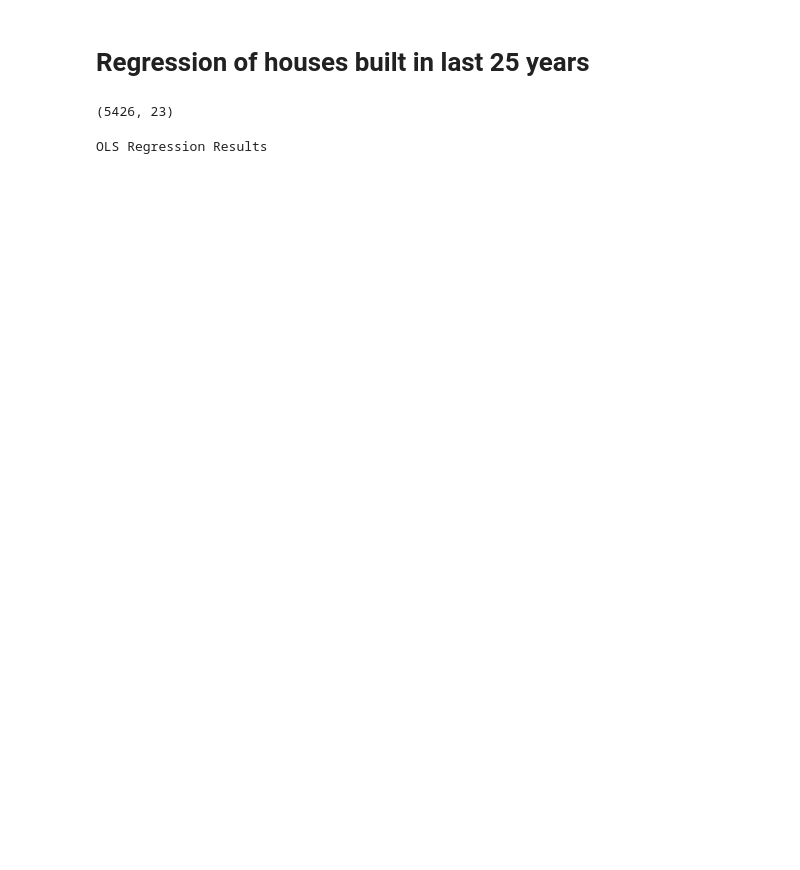
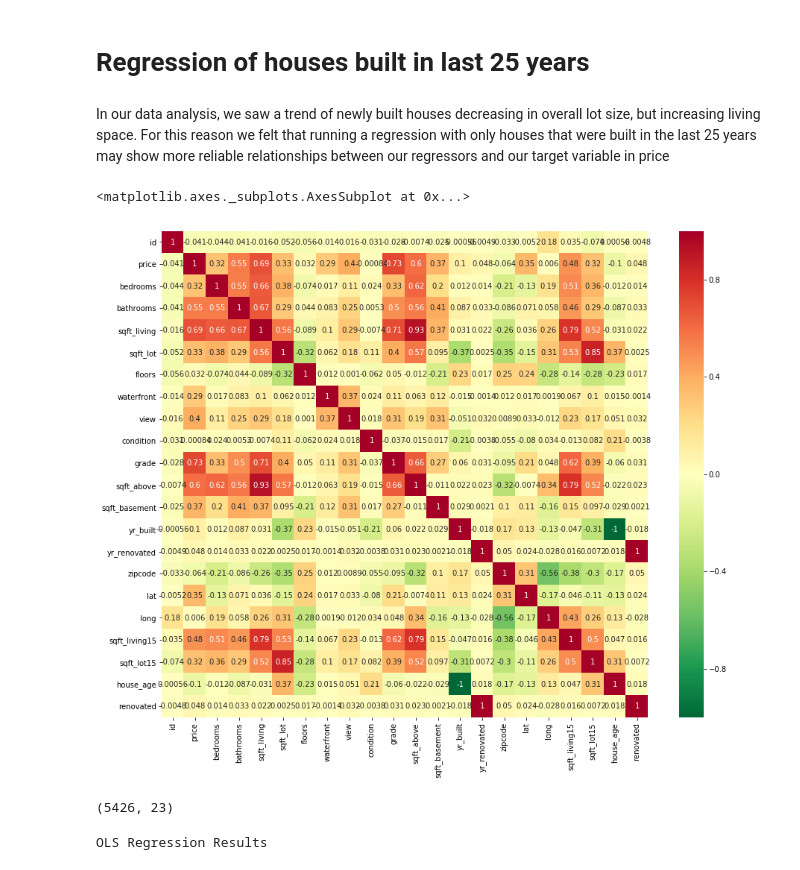
Before and after one commit to DanBaumann/KingCountyHousePrices, a Jupyter notebook: DataCleaning.ipynb, the cells around one changed output. Saved outputs shown, nothing was run; the diff lists cells and outputs as text; code cells hidden in the pictures; blank space fills up the shorter version.

Commit message:
more regressions done

```diff
--- a/DataCleaning.ipynb
+++ b/DataCleaning.ipynb
@@ -551,5 +553,15 @@ fig.show()
 # %% [markdown]
 # Regression of houses built in last 25 years
+# %% [markdown]
+In our data analysis, we saw a trend of newly built houses decreasing in overall lot size, but increasing living space. For this reason we felt that running a regression with only houses that were built in the last 25 years may show more reliable relationships between our regressors and our target variable in price
+# %%
+correlation_matrix = df_last_25_years.corr()
+f, ax = plt. subplots(figsize = (15,12))
+sns.heatmap(correlation_matrix, cmap = 'RdYlGn_r', annot = True, square = True)
+# Correlation matrix with new DataFrame helps us to avoid colinearity
+# %% [output]
+<matplotlib.axes._subplots.AxesSubplot at 0x...>
+[figure, added]
 # %%
 df_last_25_years = df.loc[df['house_age'] < 25]
 df_last_25_years.shape
```
Also changed, not shown: parts of 32 cells of this notebook, 1 other file.
